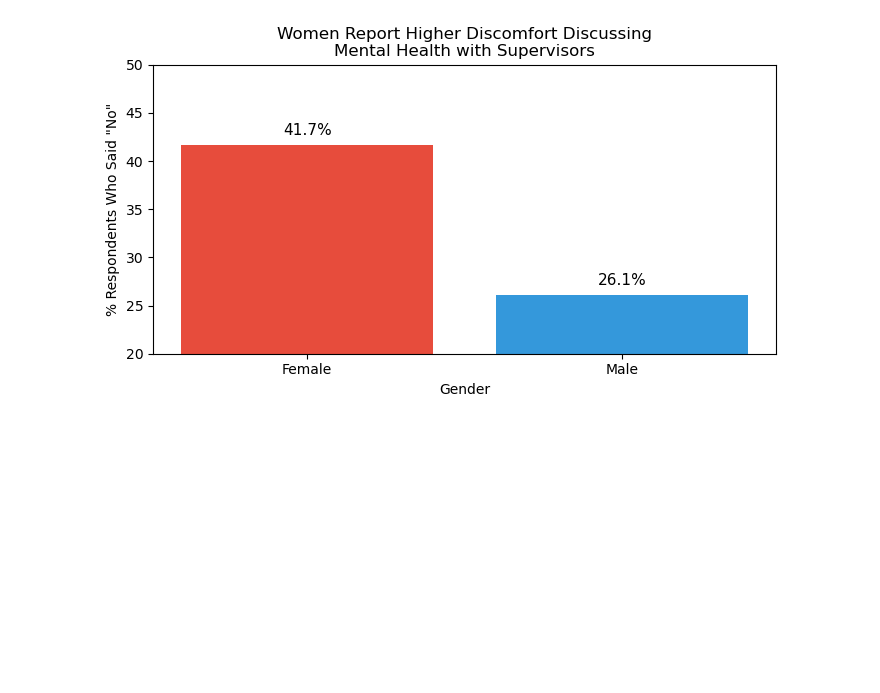
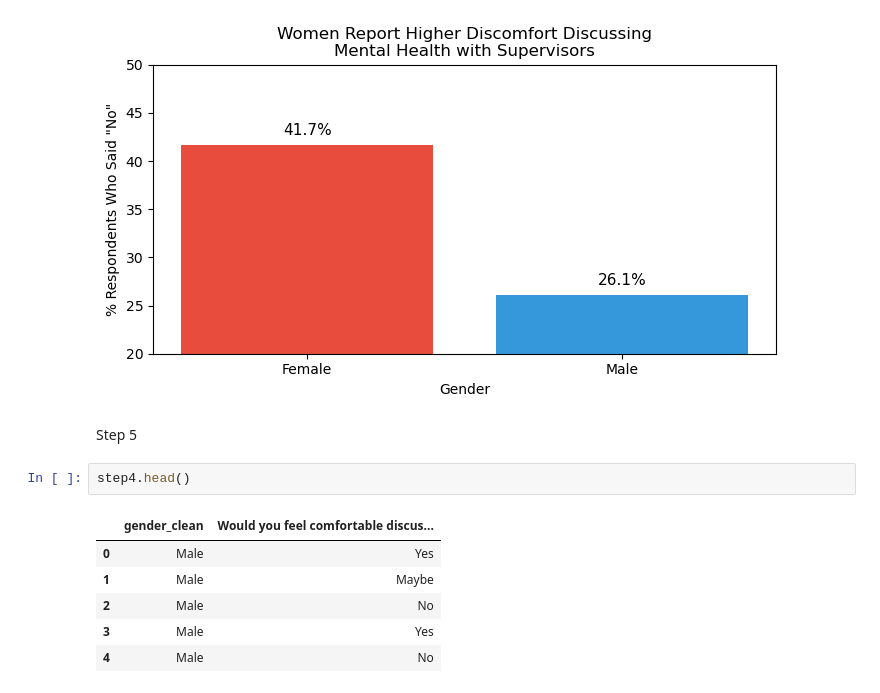
Before and after one commit to lukeckk/CS6603_2026_Summer, a Jupyter notebook: Project_2/notebook.ipynb, the cells around one changed output. Cells and saved outputs as stored; diff of their text form; blank space fills up the shorter version.

```diff
--- a/Project_2/notebook.ipynb
+++ b/Project_2/notebook.ipynb
@@ -421,3 +421,14 @@ Saved fair graph: /Users/lukecheng/OMSCS/CS6603/CS6603_2026_Summer/Project_2/fig
 [figure]
 Saved bias graph: /Users/lukecheng/OMSCS/CS6603/CS6603_2026_Summer/Project_2/figures/step4_bias_disclosure_gender.png
 [figure]
+# %% [markdown]
+Step 5
+# %%
+step4.head()
+# %% [output]
+|  | gender_clean | Would you feel comfortable discus... |
+| 0 | Male | Yes |
+| 1 | Male | Maybe |
+| 2 | Male | No |
+| 3 | Male | Yes |
+| 4 | Male | No |
```
Also changed, not shown: parts of 5 cells of this notebook, 1 other file.
